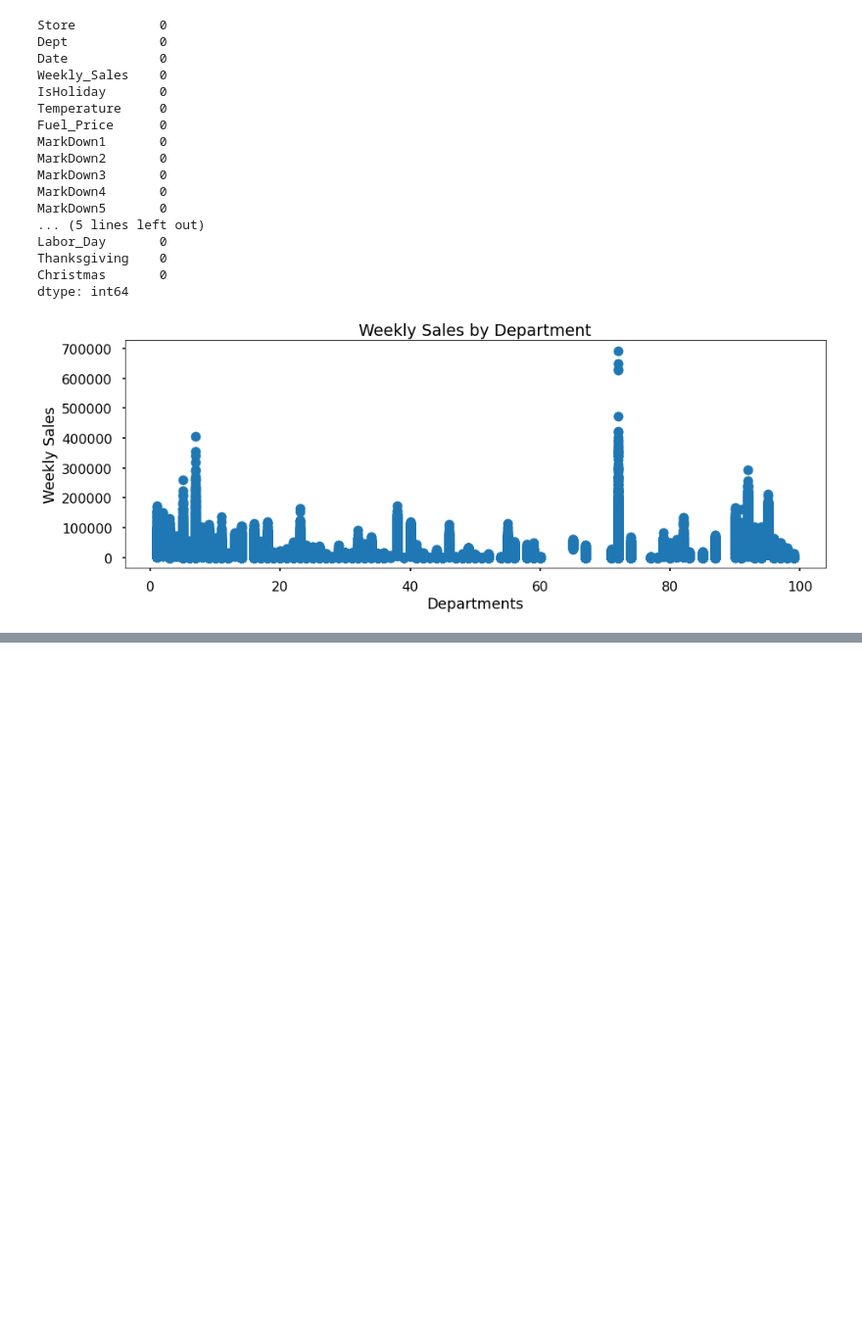
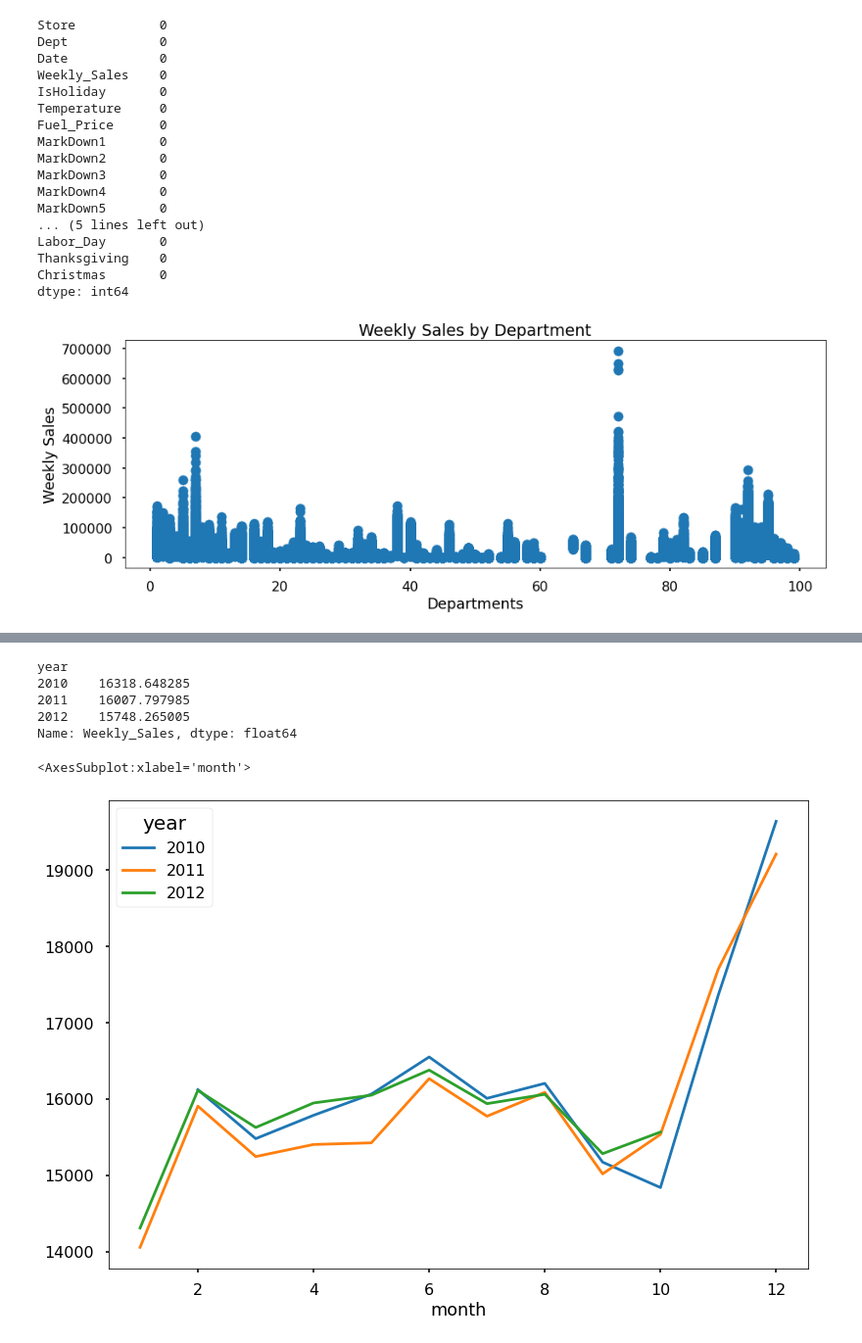
Before and after one commit to abideen-olawuwo/walmart-sales-forcast, a Jupyter notebook: walmart.ipynb, the cells around one changed output, grey strips where cells are left out. Shown: that part at 98% size. Saved outputs shown, nothing was run; the diff lists cells and outputs as text; code cells hidden in the pictures; blank space fills up the shorter version.

```diff
--- a/walmart.ipynb
+++ b/walmart.ipynb
@@ -420,0 +433,5 @@ plt.show()
+# %%
+df["Date"] = pd.to_datetime(df["Date"]) # convert to datetime
+df['week'] =df['Date'].dt.week
+df['month'] =df['Date'].dt.month
+df['year'] =df['Date'].dt.year
@@ -420,0 +456,15 @@ plt.show()
+# %%
+# Year with the  best sales
+df.groupby('year')['Weekly_Sales'].mean()
+# %% [output]
+year
+2010    16318.648285
+2011    16007.797985
+2012    15748.265005
+Name: Weekly_Sales, dtype: float64
+# %%
+monthly_sales = pd.pivot_table(df, values = "Weekly_Sales", columns = "year", index = "month")
+monthly_sales.plot()
+# %% [output]
+<AxesSubplot:xlabel='month'>
+[figure, added]
```
Also changed, not shown: parts of 9 cells of this notebook.
